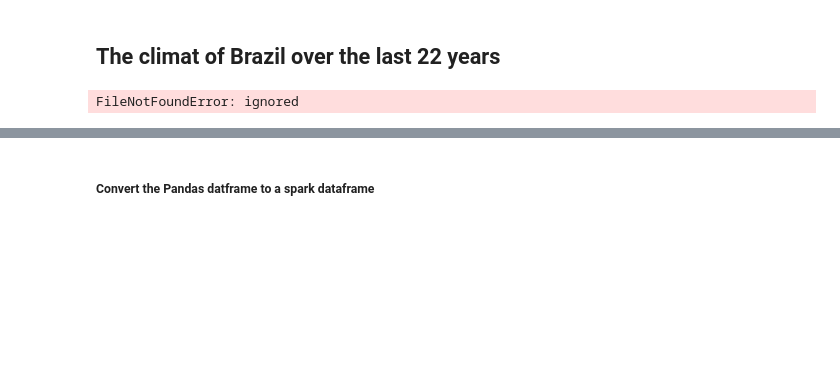
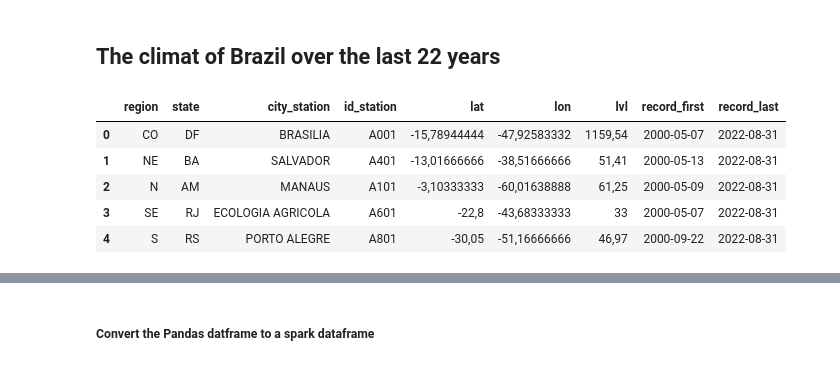
Before and after one commit to Thiziri-Hafir/Donnees_Massives, a Jupyter notebook: quarto_v1.ipynb, the cells around one changed output, grey strips where cells are left out. Cells and saved outputs as stored; diff of their text form; code cells hidden in the pictures; blank space fills up the shorter version.

```diff
--- a/quarto_v1.ipynb
+++ b/quarto_v1.ipynb
@@ -735,11 +754,16 @@ fig.show()
 [interactive output not drawn]
 # %% [markdown]
 ## The climat of Brazil over the last 22 years
-# %%
-url = "/content/gdrive/MyDrive/donmass_proj/"
-#weather_2020 = pd.read_csv(url+"weather_2020.csv")
-#weather_2021 = pd.read_csv(url+"weather_2021.csv")
-#weather_2022 = pd.read_csv(url+"weather_2022.csv")
-weather_brazil = pd.read_csv(url+"weather_sum_all.csv")
-# %% [output]
-FileNotFoundError: ignored
+# %%
+url = "/content/gdrive/MyDrive/donmass_proj/"
+# Brazil's weather stations
+stations_brazil = pd.read_csv(url+"stations.csv")
+# %%
+stations_brazil.head()
+# %% [output]
+|  | region | state | city_station | id_station | lat | lon | lvl | record_first | record_last |
+| 0 | CO | DF | BRASILIA | A001 | -15,78944444 | -47,92583332 | 1159,54 | 2000-05-07 | 2022-08-31 |
+| 1 | NE | BA | SALVADOR | A401 | -13,01666666 | -38,51666666 | 51,41 | 2000-05-13 | 2022-08-31 |
+| 2 | N | AM | MANAUS | A101 | -3,10333333 | -60,01638888 | 61,25 | 2000-05-09 | 2022-08-31 |
+| 3 | SE | RJ | ECOLOGIA AGRICOLA | A601 | -22,8 | -43,68333333 | 33 | 2000-05-07 | 2022-08-31 |
+| 4 | S | RS | PORTO ALEGRE | A801 | -30,05 | -51,16666666 | 46,97 | 2000-09-22 | 2022-08-31 |
```
Also changed, not shown: parts of 37 cells of this notebook.
